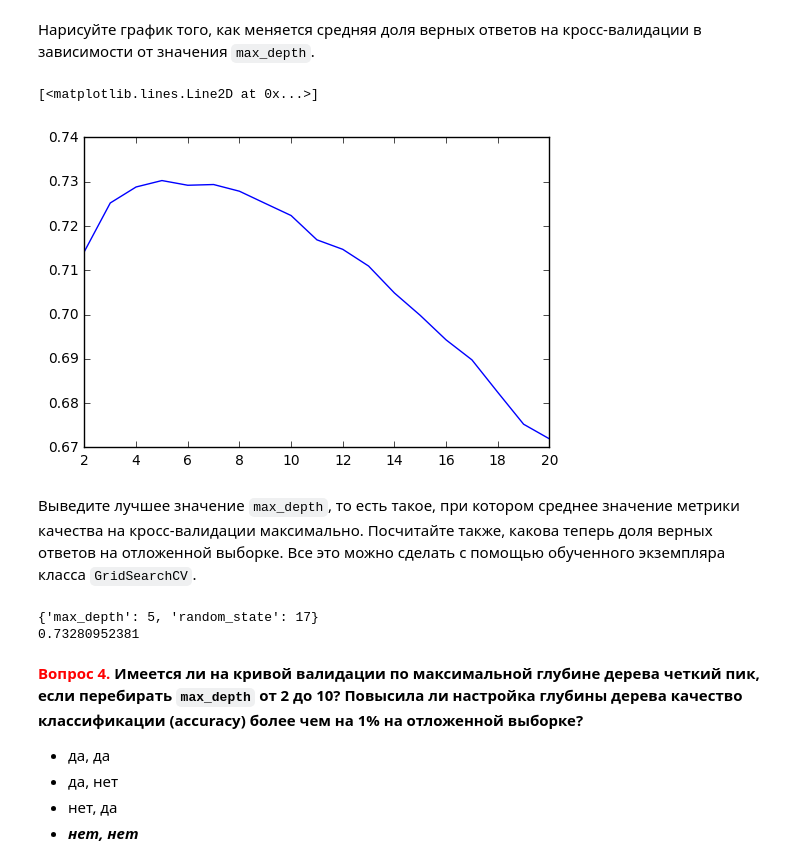
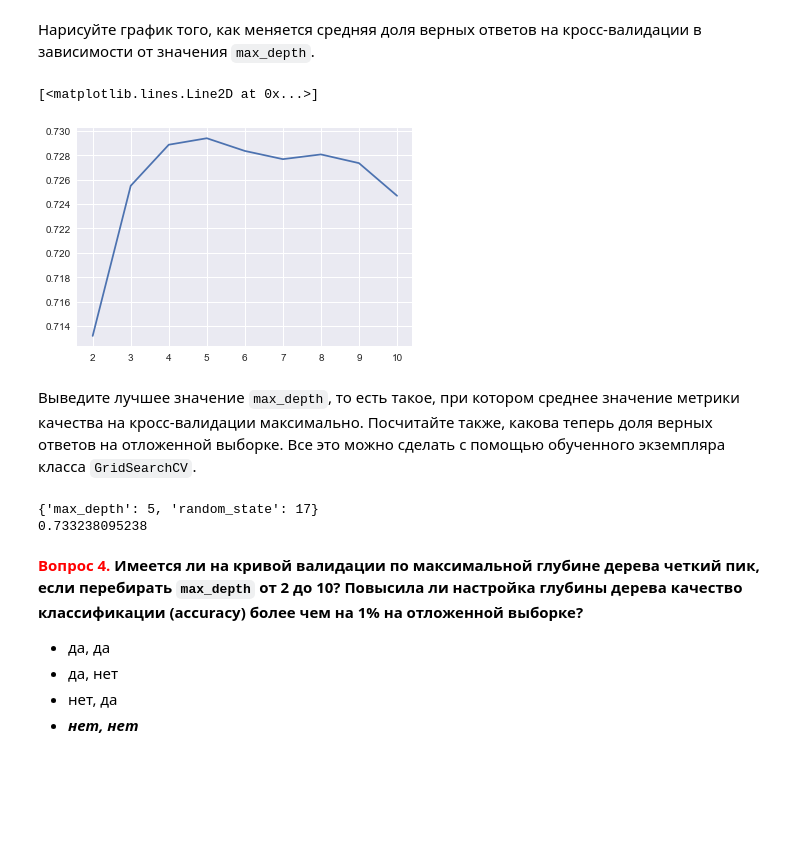
Before and after one commit to tarnenok/mlcourse_open, a Jupyter notebook: jupyter_notebooks/topic03_decision_trees_knn/hw3_session2_decision_trees.ipynb, the cells around one changed output. Saved outputs shown, nothing was run; the diff lists cells and outputs as text; code cells hidden in the pictures; blank space fills up the shorter version.

```diff
--- a/jupyter_notebooks/topic03_decision_trees_knn/hw3_session2_decision_trees.ipynb
+++ b/jupyter_notebooks/topic03_decision_trees_knn/hw3_session2_decision_trees.ipynb
@@ -135,7 +135,7 @@ df.head()
 # %% [markdown]
 Сделайте небольшие преобразования признаков: постройте признак "возраст в годах", а также постройте по 3 бинарных признака на основе `cholesterol` и `gluc`, где они, соответственно, равны 1, 2 или 3. Эта техника называется dummy-кодированием или One Hot Encoding (OHE), удобней всего в данном случае использовать `pandas.get_dummmies`.
 # %%
-df['years_age'] = df['age'].apply(lambda x: round(x/356.25))
+df['years_age'] = df['age'].apply(lambda x: round(x/365.25))
 cholesterol_df = pd.get_dummies(df['cholesterol']).rename(columns=lambda col: 'cholesterol_' + str(col))
 gluc_df = pd.get_dummies(df['gluc']).rename(columns=lambda col: 'gluc_' + str(col))
 df[cholesterol_df.columns] = cholesterol_df
@@ -186,7 +186,7 @@ accuracy_score(y_valid, y_pred)
 # %% [markdown]
 Теперь на кросс-валидации по выборке  `(X_train, y_train)`  настройте глубину дерева, чтобы повысить качество модели. Используйте GridSearchCV, 5-кратную кросс-валидацию. Зафиксируйте у дерева `random_state`=17. Перебирайте параметр `max_depth` от 2 до 10.
 # %%
-tree_params = {'max_depth': list(range(2, 21)), 'random_state': [17]}
+tree_params = {'max_depth': list(range(2, 11)), 'random_state': [17]}
 tree = DecisionTreeClassifier()
 tree_grid = GridSearchCV(tree, tree_params, cv=5)
 tree_grid.fit(X_train, y_train)
@@ -196,10 +196,10 @@ tree_grid.best_params_
 # %% [markdown]
 Нарисуйте график того, как меняется средняя доля верных ответов на кросс-валидации в зависимости от значения `max_depth`.
 # %%
-plt.plot([x[0]['max_depth'] for x in tree_grid.grid_scores_], [x[1] for x in tree_grid.grid_scores_])
+plt.plot([x['max_depth'] for x in tree_grid.cv_results_['params']], [x for x in tree_grid.cv_results_['mean_test_score']])
 # %% [output]
 [<matplotlib.lines.Line2D at 0x...>]
-[figure, old version]
+[figure, new version]
 # %% [markdown]
 Выведите лучшее значение `max_depth`, то есть такое, при котором среднее значение метрики качества на кросс-валидации максимально. Посчитайте также, какова теперь доля верных ответов на отложенной выборке. Все это можно сделать с помощью обученного экземпляра класса `GridSearchCV`.
 # %%
@@ -207,7 +207,7 @@ print(tree_grid.best_params_)
 print(accuracy_score(y_valid, tree_grid.best_estimator_.predict(X_valid)))
 # %% [output]
 {'max_depth': 5, 'random_state': 17}
-0.73280952381
+0.733238095238
 # %% [markdown]
 **<font color='red'>Вопрос 4.</font> Имеется ли на кривой валидации по максимальной глубине дерева четкий пик, если перебирать `max_depth` от 2 до 10? Повысила ли настройка глубины дерева качество классификации (accuracy) более чем на 1% на отложенной выборке?**
 - да, да
```
Also changed, not shown: parts of 20 cells of this notebook, 2 other files.
